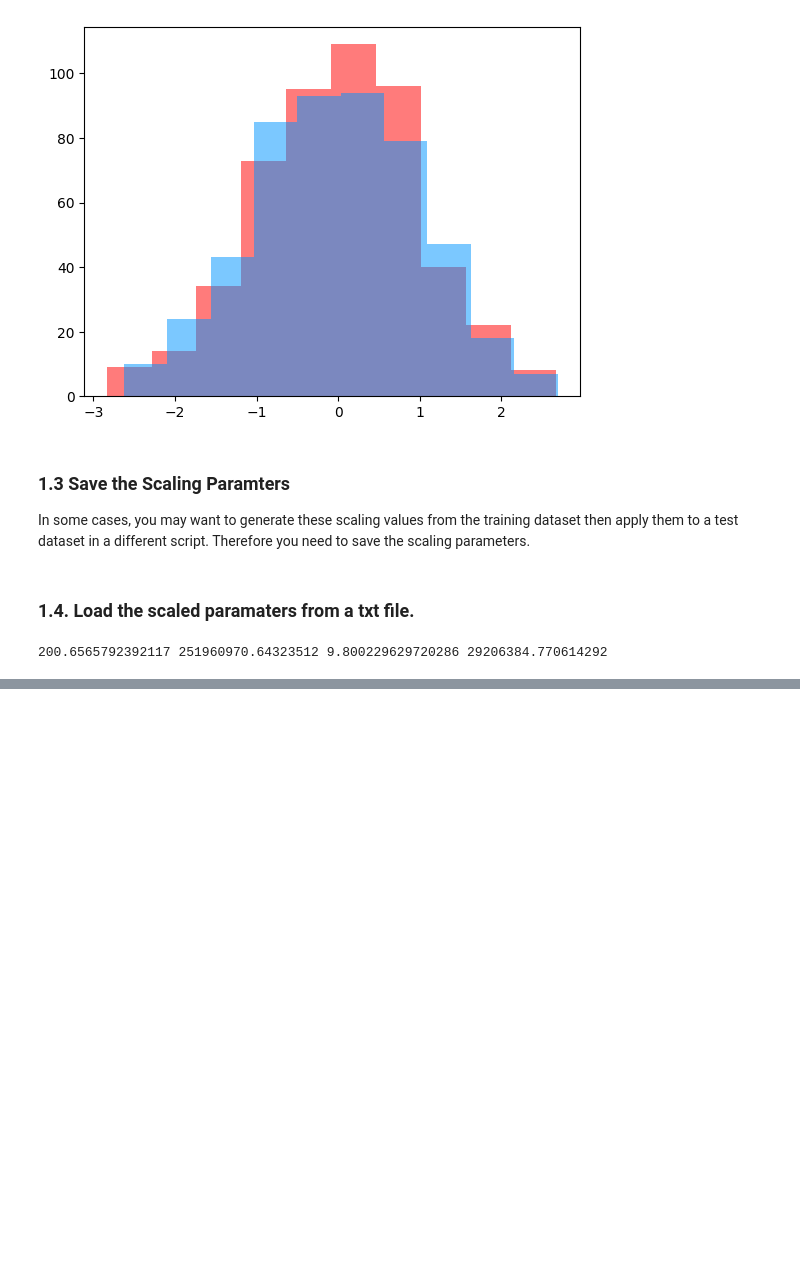
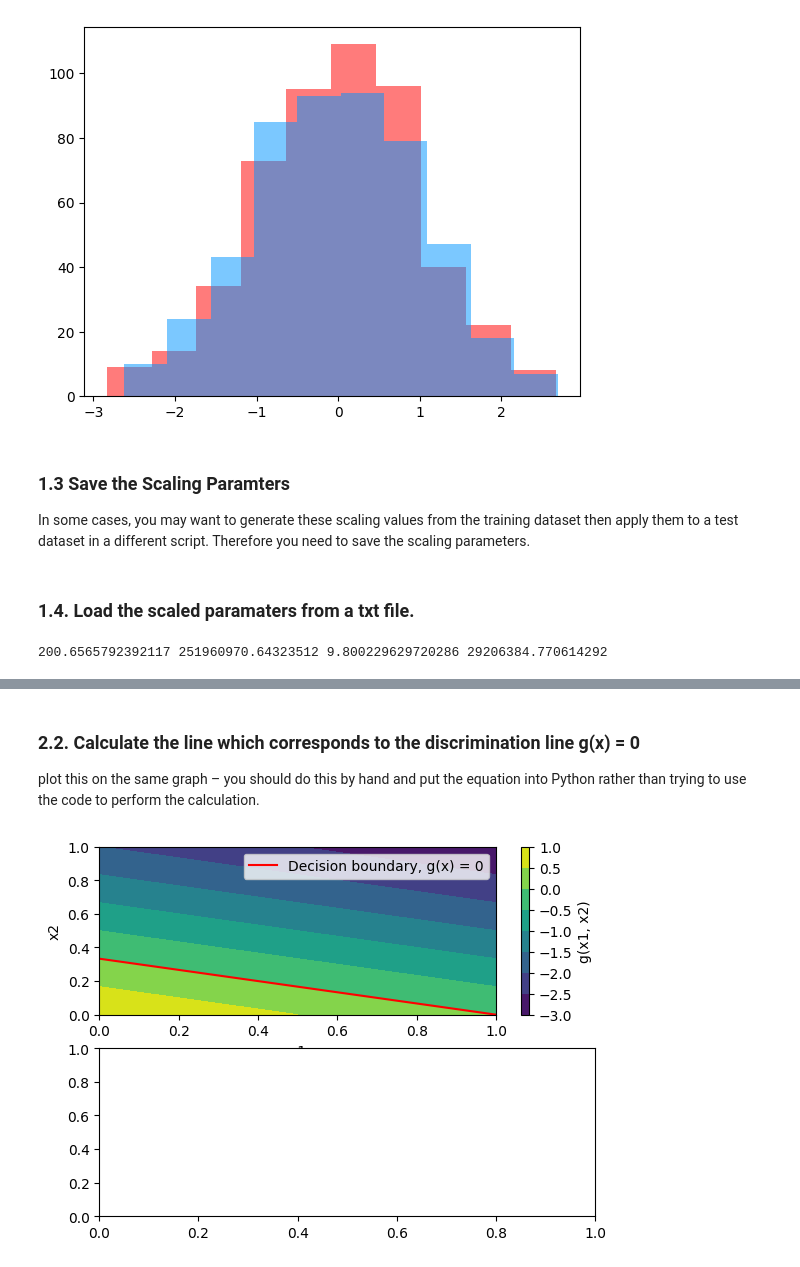
Before and after one commit to RohitNag11/Imperial, a Jupyter notebook: MachineLearning/Tutorial 4/tutorial4.ipynb, the cells around one changed output, grey strips where cells are left out. Saved outputs shown, nothing was run; the diff lists cells and outputs as text; code cells hidden in the pictures; blank space fills up the shorter version.

```diff
--- a/MachineLearning/Tutorial 4/tutorial4.ipynb
+++ b/MachineLearning/Tutorial 4/tutorial4.ipynb
@@ -59,0 +83,11 @@ print(t_mean, s_mean, t_std, s_std)
+# %% [markdown]
+### 2.2. Calculate the line which corresponds to the discrimination line g(x) = 0
+ plot this on the same graph – you should do this by hand and put the equation into Python rather than trying to use the code to perform the calculation.
+# %%
+x1 = np.array([0, 1])
+x2 = (1 / 3) * (1 - x1)
+ax[0].plot(x1, x2, c='r', label='Decision boundary, g(x) = 0')
+ax[0].legend()
+fig
+# %% [output]
+[figure, added]
```
Also changed, not shown: parts of 4 cells of this notebook, 2 other files.
